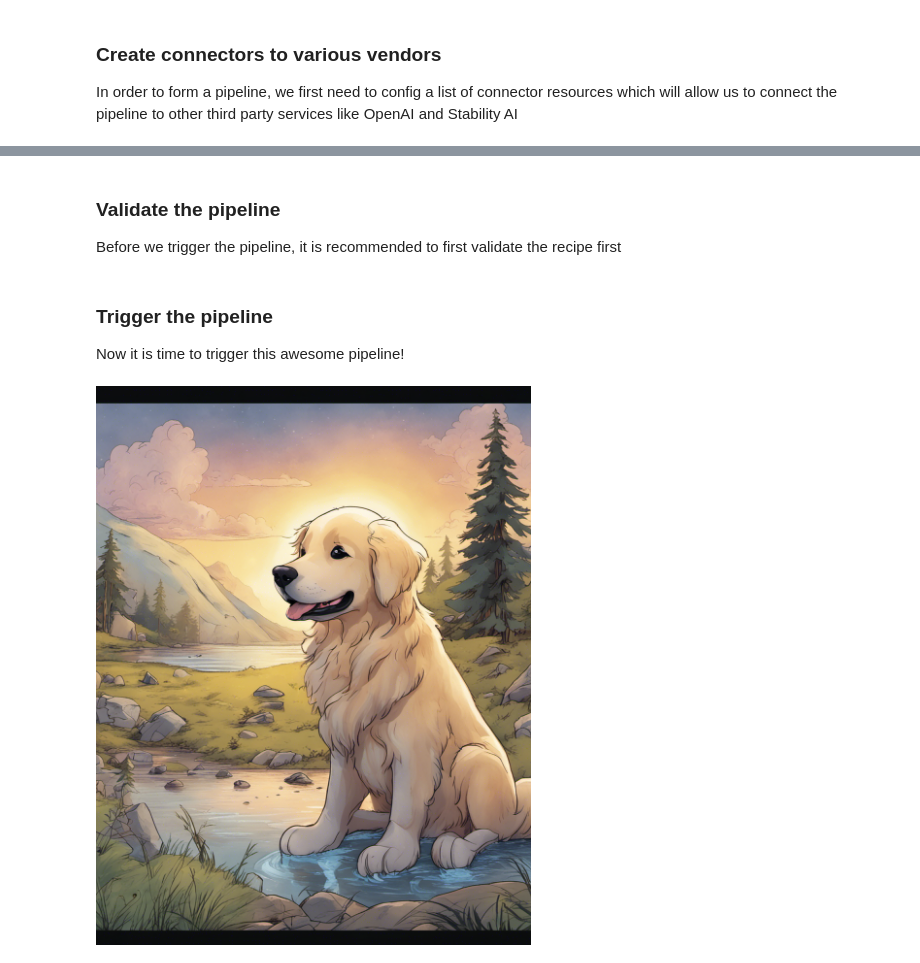
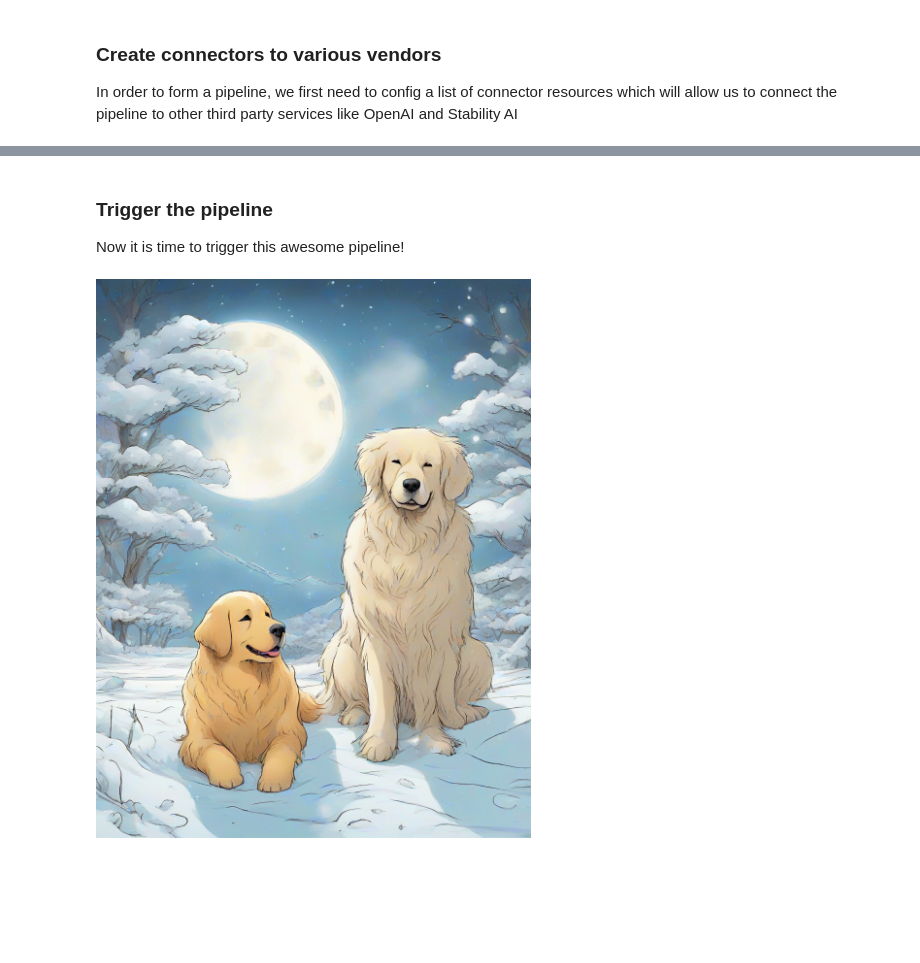
Before and after one commit to instill-ai/python-sdk, a Jupyter notebook: notebooks/create_pipeline.ipynb, the cells around one changed output, grey strips where cells are left out. Saved outputs shown, nothing was run; the diff lists cells and outputs as text; code cells hidden in the pictures; blank space fills up the shorter version.

```diff
--- a/notebooks/create_pipeline.ipynb
+++ b/notebooks/create_pipeline.ipynb
@@ -218,4 +155,0 @@ cute_pipeline = Pipeline(client=client, name="cute-pipeline", recipe=recipe)
-# %% [markdown]
-### Validate the pipeline
-
-Before we trigger the pipeline, it is recommended to first validate the recipe first
@@ -231,28 +280,26 @@ Now it is time to trigger this awesome pipeline!
 i = Struct()
 i.update(
     {
-        "input": [
-            base64.b64encode(
-                requests.get(
-                    "https://artifacts.instill.tech/imgs/dog.jpg",
-                    timeout=5,
-                ).content
-            ).decode("ascii"),
-            base64.b64encode(
-                requests.get(
-                    "https://artifacts.instill.tech/imgs/polar-bear.jpg",
-                    timeout=5,
-                ).content
-            ).decode("ascii"),
-        ]
+        "image1": base64.b64encode(
+            requests.get(
+                "https://artifacts.instill.tech/imgs/dog.jpg",
+                timeout=5,
+            ).content
+        ).decode("ascii"),
+        "image2": base64.b64encode(
+            requests.get(
+                "https://artifacts.instill.tech/imgs/polar-bear.jpg",
+                timeout=5,
+            ).content
+        ).decode("ascii"),
     }
 )
 
 # trigger the pipeline
-output = cute_pipeline([i])[0][0]["output"]
+output = story_pipeline([i])[0][0]["generated_image"]
 # %%
 # show the image
 from IPython.display import Image
-Image(base64.b64decode(output))
+Image(base64.b64decode(output.split(",")[1])) # remove URI scheme
 # %% [output]
-[figure, old version]
+[figure, new version]
```
Also changed, not shown: parts of 7 cells of this notebook, 25 other files.
